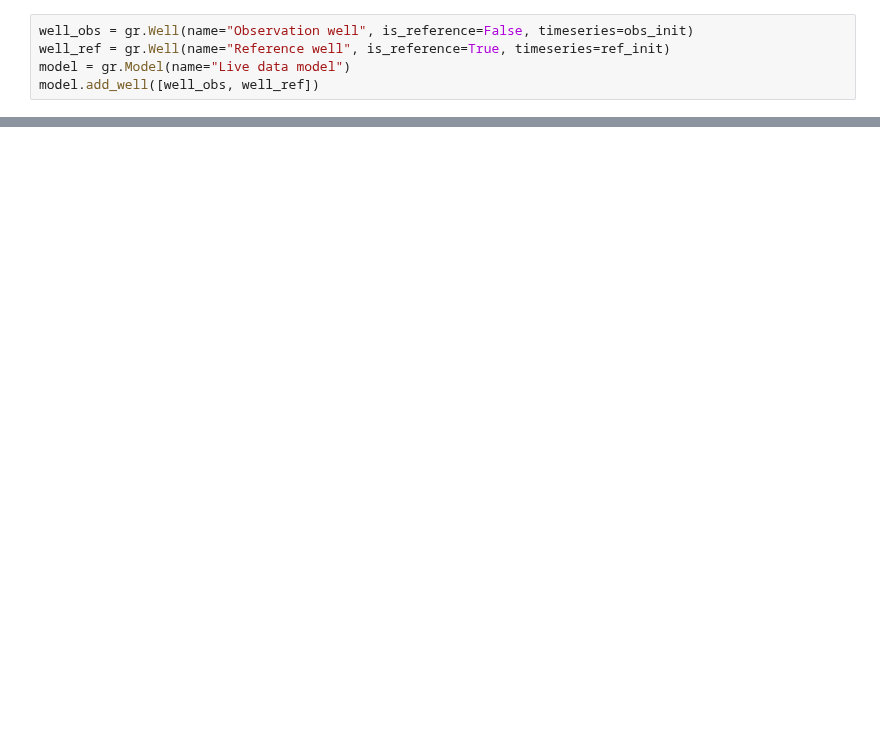
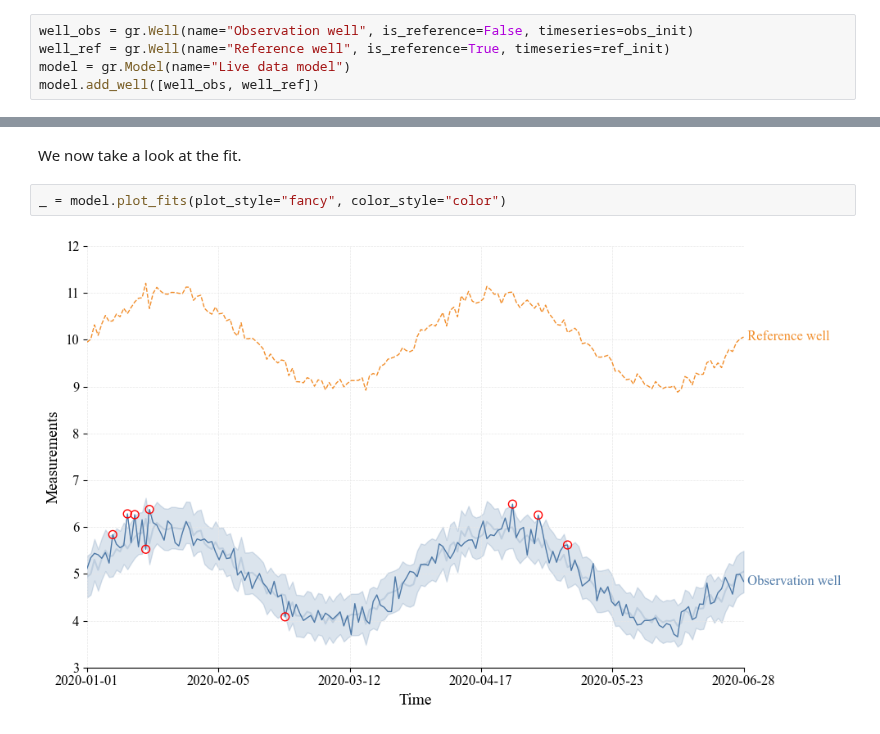
Before and after one commit to sgfsweden/gwrefpy, a Jupyter notebook: docs/tutorials/livedata.ipynb, the cells around one changed output, grey strips where cells are left out. Cells and saved outputs as stored; diff of their text form; blank space fills up the shorter version.

```diff
--- a/docs/tutorials/livedata.ipynb
+++ b/docs/tutorials/livedata.ipynb
@@ -57 +67,7 @@ Time Offset: 0D
+# %% [markdown]
+We now take a look at the fit.
+# %%
+_ = model.plot_fits(plot_style="fancy", color_style="color")
+# %% [output]
+[figure, added]
 # %% [markdown]
```
Also changed, not shown: parts of 13 cells of this notebook, 1 other file.
